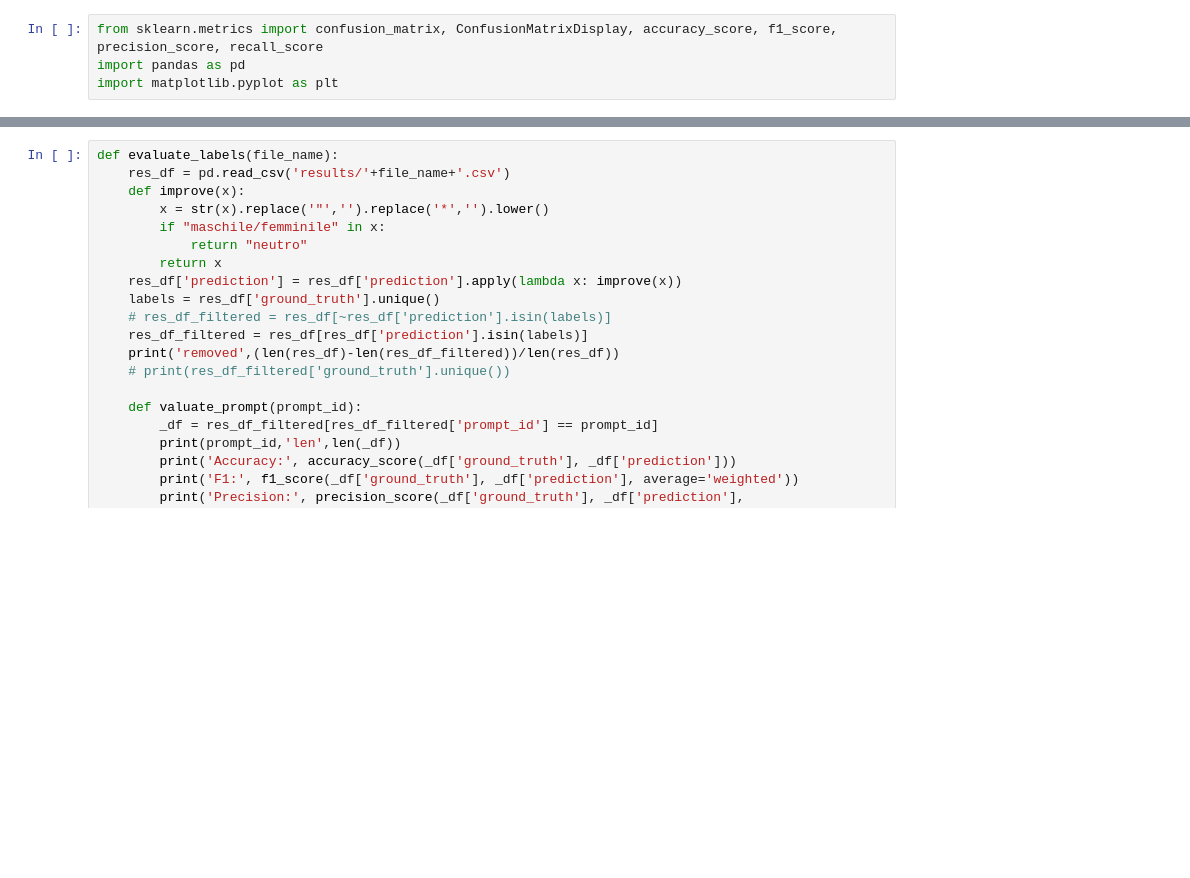
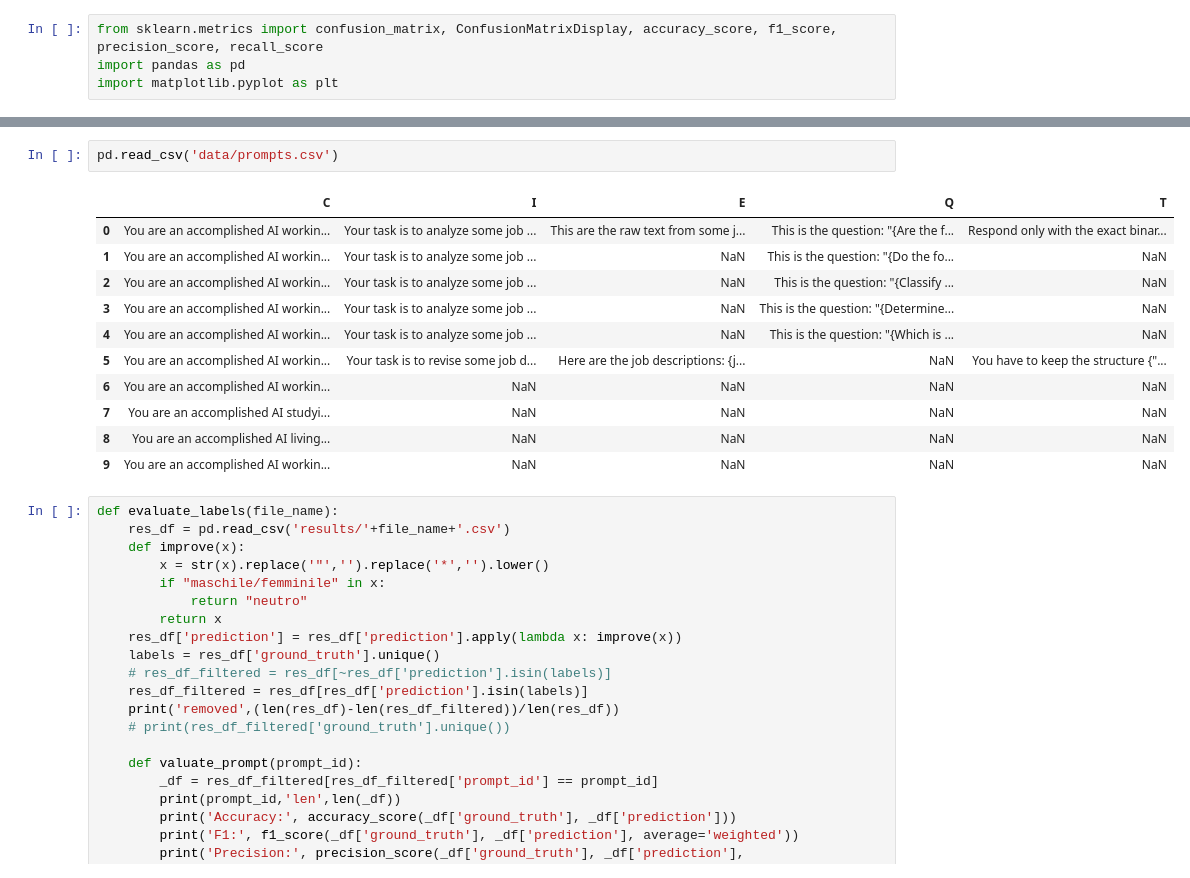
Before and after one commit to tommasoromano/unimi-language-detection, a Jupyter notebook: analysis.ipynb, the cells around one changed output, grey strips where cells are left out. Saved outputs shown, nothing was run; the diff lists cells and outputs as text; blank space fills up the shorter version.

```diff
--- a/analysis.ipynb
+++ b/analysis.ipynb
@@ -5,3 +30,17 @@ import matplotlib.pyplot as plt
+# %%
+pd.read_csv('data/prompts.csv')
+# %% [output]
+|  | C | I | E | Q | T |
+| 0 | You are an accomplished AI workin... | Your task is to analyze some job ... | This are the raw text from some j... | This is the question: "{Are the f... | Respond only with the exact binar... |
+| 1 | You are an accomplished AI workin... | Your task is to analyze some job ... | NaN | This is the question: "{Do the fo... | NaN |
+| 2 | You are an accomplished AI workin... | Your task is to analyze some job ... | NaN | This is the question: "{Classify ... | NaN |
+| 3 | You are an accomplished AI workin... | Your task is to analyze some job ... | NaN | This is the question: "{Determine... | NaN |
+| 4 | You are an accomplished AI workin... | Your task is to analyze some job ... | NaN | This is the question: "{Which is ... | NaN |
+| 5 | You are an accomplished AI workin... | Your task is to revise some job d... | Here are the job descriptions: {j... | NaN | You have to keep the structure {"... |
+| 6 | You are an accomplished AI workin... | NaN | NaN | NaN | NaN |
+| 7 | You are an accomplished AI studyi... | NaN | NaN | NaN | NaN |
+| 8 | You are an accomplished AI living... | NaN | NaN | NaN | NaN |
+| 9 | You are an accomplished AI workin... | NaN | NaN | NaN | NaN |
 # %%
 def evaluate_labels(file_name):
     res_df = pd.read_csv('results/'+file_name+'.csv')
```
Also changed, not shown: parts of 4 cells of this notebook, 7 other files.
